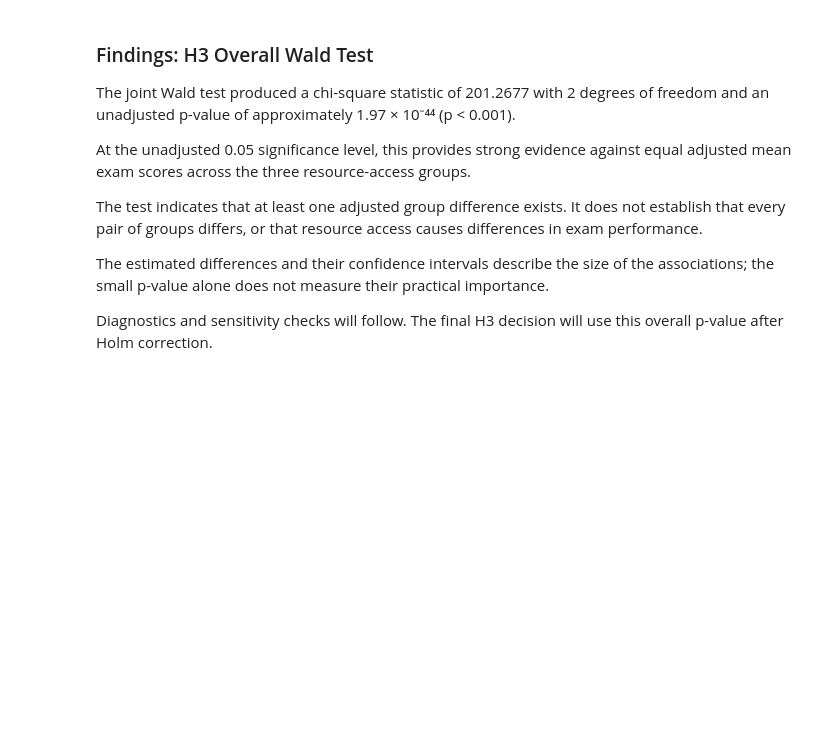
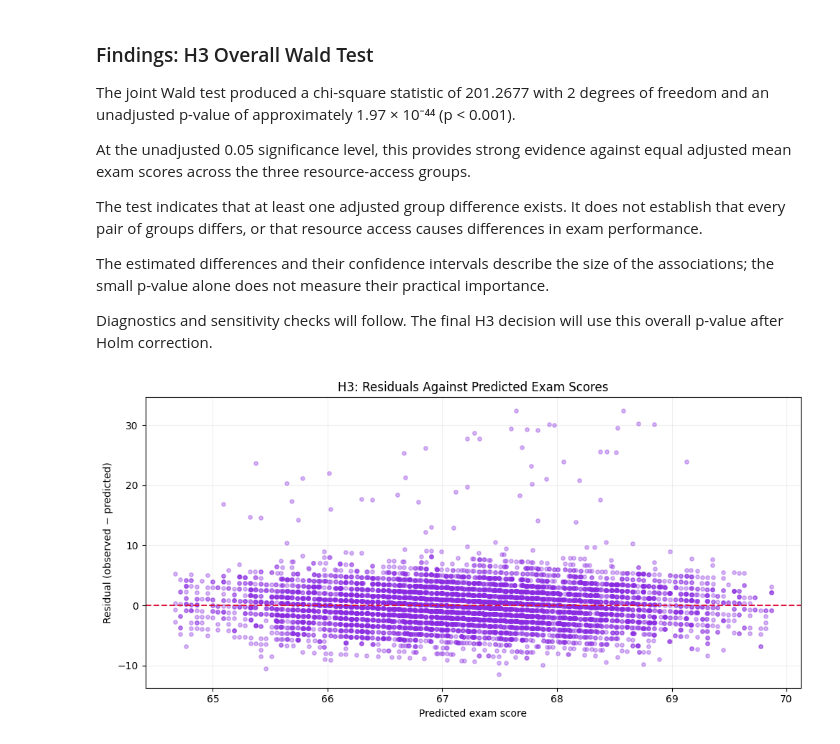
Before and after one commit to LieneRubule/student-performance-analysis, a Jupyter notebook: jupyter_notebooks/Student_Performance_Hypothesis_Testing.ipynb, the cells around one changed output. Cells and saved outputs as stored; diff of their text form; code cells hidden in the pictures; blank space fills up the shorter version.

Commit message:
Add H3 diagnostic plots and refresh interactive charts

```diff
--- a/jupyter_notebooks/Student_Performance_Hypothesis_Testing.ipynb
+++ b/jupyter_notebooks/Student_Performance_Hypothesis_Testing.ipynb
@@ -2078,3 +2078,47 @@ measure their practical importance.
 
 Diagnostics and sensitivity checks will follow. The final H3 decision
 will use this overall p-value after Holm correction.
+# %%
+# Created with assistance from ChatGPT.
+# Matplotlib documentation — scatter plots:
+# https://matplotlib.org/stable/api/_as_gen/matplotlib.axes.Axes.scatter.html
+
+# Matplotlib documentation — saving figures:
+# https://matplotlib.org/stable/api/_as_gen/matplotlib.figure.Figure.savefig.html
+
+# Created with assistance from ChatGPT.
+# Plot residuals to check for patterns and changes in their spread.
+
+fig, ax = plt.subplots(figsize=(10, 5))
+
+ax.scatter(
+    h3_model.fittedvalues,
+    h3_model.resid,
+    color="#8A2BE2",
+    alpha=0.35,
+    s=15
+)
+
+ax.axhline(0, color="crimson", linestyle="--", linewidth=1.5)
+
+ax.set(
+    title="H3: Residuals Against Predicted Exam Scores",
+    xlabel="Predicted exam score",
+    ylabel="Residual (observed − predicted)"
+)
+ax.grid(alpha=0.2)
+ax.set_axisbelow(True)
+
+fig.tight_layout()
+
+# Save the chart before displaying it in the notebook.
+Path("../visualisations").mkdir(parents=True, exist_ok=True)
+fig.savefig(
+    "../visualisations/h3_residuals_vs_predicted.png",
+    dpi=300,
+    bbox_inches="tight"
+)
+
+plt.show()
+# %% [output]
+[figure, added]
```
Also changed, not shown: parts of 3 cells of this notebook, 4 other files.
